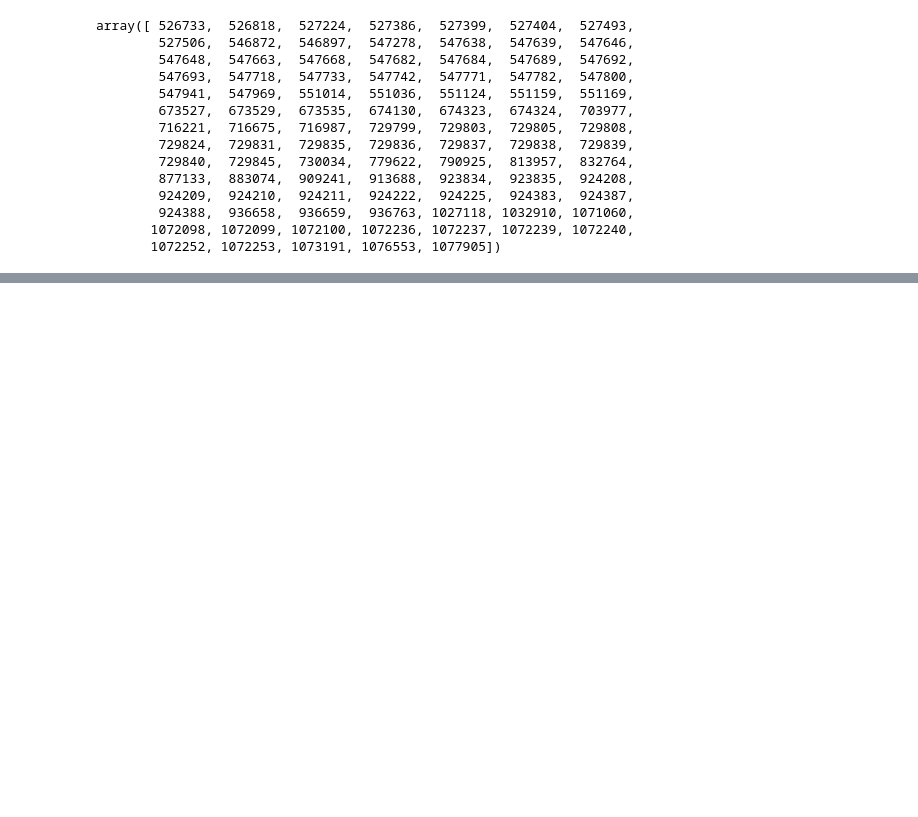
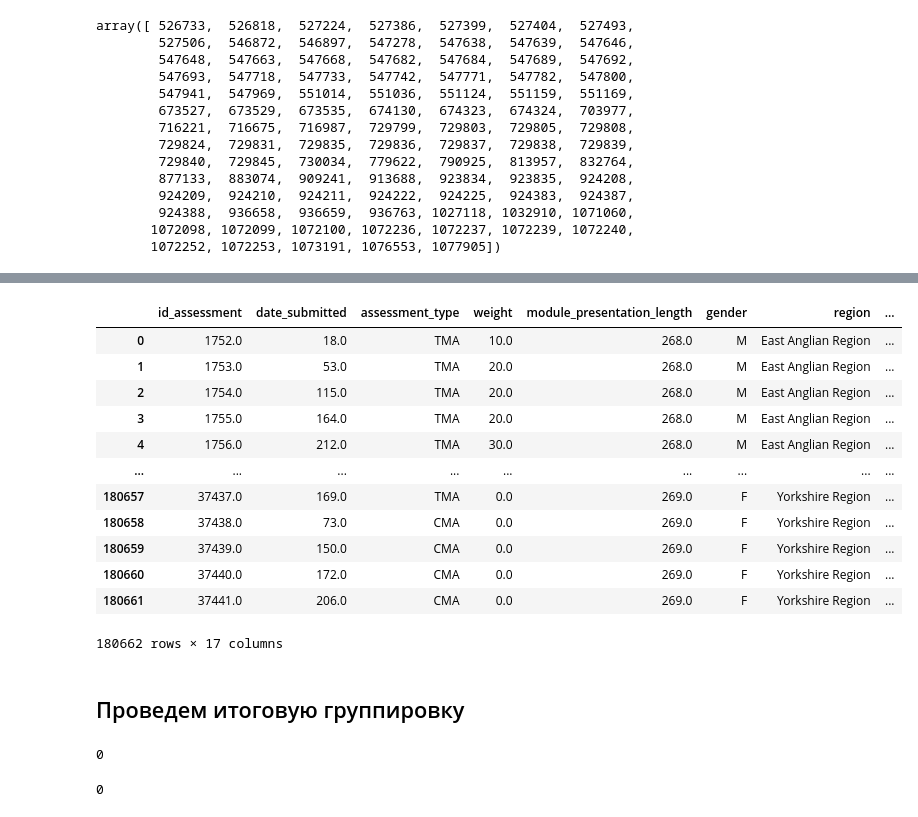
Before and after one commit to pyretttt/mle2, a Jupyter notebook: kaggle/c1/submission.ipynb, the cells around one changed output, grey strips where cells are left out. Saved outputs shown, nothing was run; the diff lists cells and outputs as text; code cells hidden in the pictures; blank space fills up the shorter version.

```diff
--- a/kaggle/c1/submission.ipynb
+++ b/kaggle/c1/submission.ipynb
@@ -495,0 +461,11 @@ assesmentsCoursesRegStudentInfo[assesmentsCoursesRegStudentInfo["id_student"] ==
+# %%
+# Сделаем группировки
+# 1. Общее кол-во кликов в рамках модуля/презентации
+clicks_agg = studentInteractions.groupby(["id_student", "code_module", "code_presentation"])["sum_click"].count().reset_index()
+
+# Добавим признаки начала-конца и продоложительность обучения
+interaction_start_end = studentInteractions.groupby(["id_student", "code_module", "code_presentation"])["date"].agg(["min", "max"])
+interaction_start_end = interaction_start_end.reset_index().rename({"min": "date_start", "max": "date_end"}, axis=1)
+interaction_start_end["interaction_interval"] = interaction_start_end["date_end"] - interaction_start_end["date_start"]
+
+interaction_start_end # Возможно в дальнейшем дропнем date_end
@@ -495,0 +486,10 @@ assesmentsCoursesRegStudentInfo[assesmentsCoursesRegStudentInfo["id_student"] ==
+# %%
+# Объединим эти группировки в одну
+generated_features = pd.merge(
+    clicks_agg,
+    interaction_start_end,
+    on=["id_student", "code_module", "code_presentation"],
+    how="inner"
+)
+assert(generated_features.shape[0] == interaction_start_end.shape[0] == clicks_agg.shape[0])
+generated_features.sample(5) # Вроде все ок
@@ -495,0 +503,55 @@ assesmentsCoursesRegStudentInfo[assesmentsCoursesRegStudentInfo["id_student"] ==
+# %%
+# Перед объединением посмотрим на основную таблицу в разрезе студента
+
+assesmentsCoursesRegStudentInfo[assesmentsCoursesRegStudentInfo["id_student"] == 2481901]
+# Можем обойтись date_submitted и дропнуть date. Так как они по смыслу они одинаковые и есть небольшой геп видимо на проверку
+
+assesmentsCoursesRegStudentInfoV1 = assesmentsCoursesRegStudentInfo.drop("date", axis=1)
+# возможно и date_submitted не нужен так как есть interaction_interval
+# %%
+joined_df = pd.merge(
+    assesmentsCoursesRegStudentInfoV1,
+    generated_features,
+    on=["id_student", "code_module", "code_presentation"],
+    how="outer"
+)
+joined_df.shape # Ок потеряли совсем немного
+joined_df.iloc[:, 4:]
+# %% [output]
+|  | id_assessment | date_submitted | assessment_type | weight | module_presentation_length | gender | region | ... |
+| 0 | 1752.0 | 18.0 | TMA | 10.0 | 268.0 | M | East Anglian Region | ... |
+| 1 | 1753.0 | 53.0 | TMA | 20.0 | 268.0 | M | East Anglian Region | ... |
+| 2 | 1754.0 | 115.0 | TMA | 20.0 | 268.0 | M | East Anglian Region | ... |
+| 3 | 1755.0 | 164.0 | TMA | 20.0 | 268.0 | M | East Anglian Region | ... |
+| 4 | 1756.0 | 212.0 | TMA | 30.0 | 268.0 | M | East Anglian Region | ... |
+| ... | ... | ... | ... | ... | ... | ... | ... | ... |
+| 180657 | 37437.0 | 169.0 | TMA | 0.0 | 269.0 | F | Yorkshire Region | ... |
+| 180658 | 37438.0 | 73.0 | CMA | 0.0 | 269.0 | F | Yorkshire Region | ... |
+| 180659 | 37439.0 | 150.0 | CMA | 0.0 | 269.0 | F | Yorkshire Region | ... |
+| 180660 | 37440.0 | 172.0 | CMA | 0.0 | 269.0 | F | Yorkshire Region | ... |
+| 180661 | 37441.0 | 206.0 | CMA | 0.0 | 269.0 | F | Yorkshire Region | ... |
+180662 rows × 17 columns
+# %% [markdown]
+## Проведем итоговую группировку
+# %%
+joined_df_train = pd.merge(
+    train_df,
+    joined_df,
+    on=["id_student", "code_module", "code_presentation"],
+    how="inner"
+)
+
+len(find_values_diff(joined_df_train["id_student"], train_df["id_student"])) # Эт хорошо
+# %% [output]
+0
+# %%
+joined_df_test = pd.merge(
+    test_df,
+    joined_df,
+    on=["id_student", "code_module", "code_presentation"],
+    how="inner"
+)
+
+len(find_values_diff(joined_df_test["id_student"], test_df["id_student"])) # супер
+# %% [output]
+0
```
Also changed, not shown: parts of 23 cells of this notebook.
